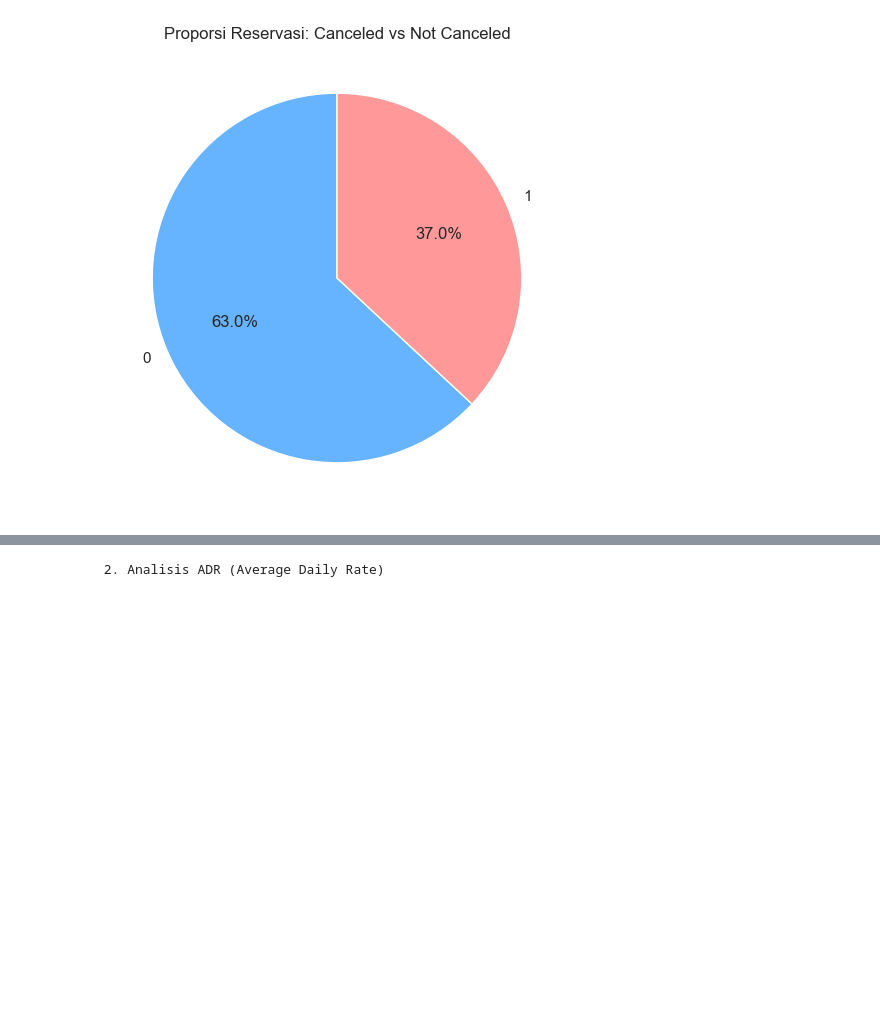
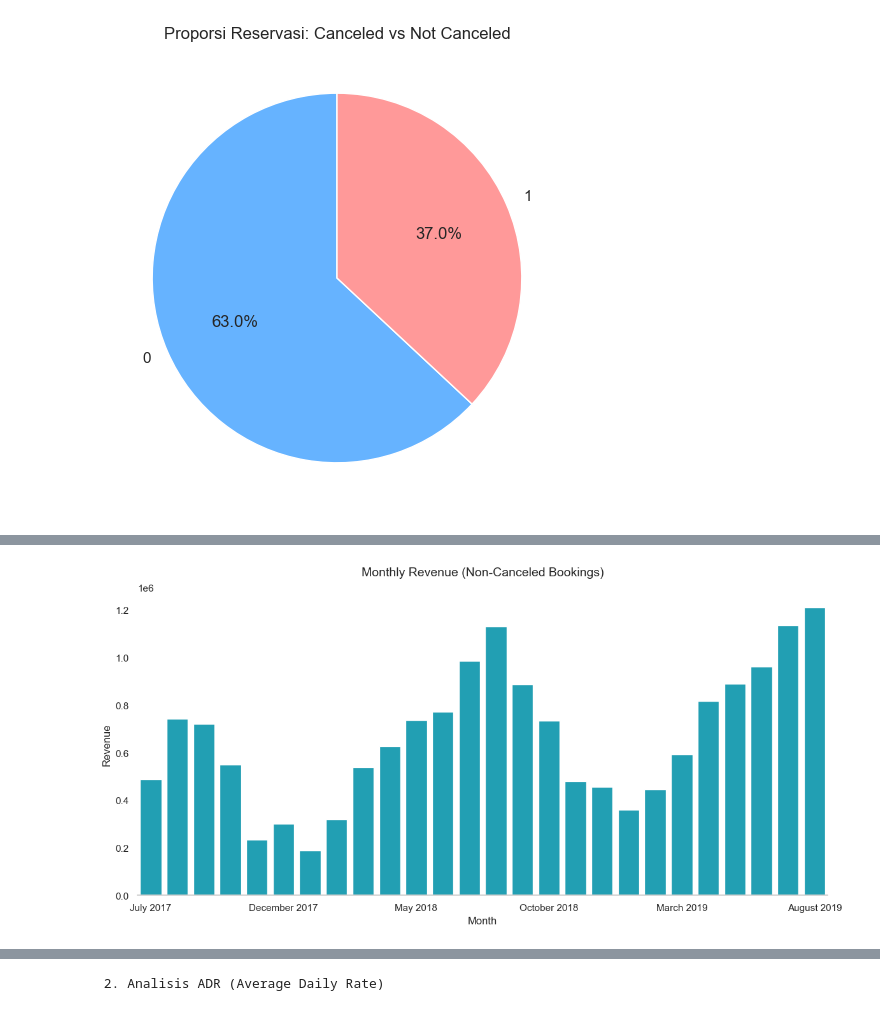
Before and after one commit to mherlypratama/Hotelcancelation, a Jupyter notebook: main.ipynb, the cells around one changed output, grey strips where cells are left out. Cells and saved outputs as stored; diff of their text form; code cells hidden in the pictures; blank space fills up the shorter version.

```diff
--- a/main.ipynb
+++ b/main.ipynb
@@ -683,0 +926,47 @@ plt.show()
+# %%
+# Filter: Non-Canceled
+df_not_cancel = df2[df2['is_canceled'] == 0].copy()
+
+# Group by Month
+monthly_revenue = df_not_cancel.groupby(
+    df_not_cancel['arrivaldate'].dt.to_period('M')
+)['potential_revenue'].sum().reset_index()
+
+monthly_revenue['arrivaldate'] = monthly_revenue['arrivaldate'].dt.to_timestamp()
+
+# Plot
+plt.figure(figsize=(12, 6))
+
+# Menggunakan color untuk warna solid (bukan palette)
+ax = sns.barplot(
+    data=monthly_revenue,
+    x='arrivaldate',
+    y='potential_revenue',
+    color='#0ab1cb'  # Warna solid sesuai permintaan
+)
+
+# Menghilangkan Grid
+ax.grid(False)
+
+# Mengatur Label Sumbu X (Nama Bulan, Setiap 5 Bulan)
+# Kita ambil setiap baris ke-5 dari data monthly_revenue
+ticks_to_show = monthly_revenue['arrivaldate'][::5]
+labels_to_show = [d.strftime('%B %Y') for d in ticks_to_show] # Format: Januari 2026
+
+plt.xticks(
+    ticks=range(0, len(monthly_revenue), 5),
+    labels=labels_to_show,
+    rotation=0 # Dibuat 0 agar lebih rapi karena labelnya sudah sedikit
+)
+
+# Menghilangkan garis tepi (spines) agar lebih minimalis
+sns.despine(left=True, bottom=False)
+
+plt.title('Monthly Revenue (Non-Canceled Bookings)', fontsize=14, pad=20)
+plt.xlabel('Month', fontsize=12)
+plt.ylabel('Revenue', fontsize=12)
+
+plt.tight_layout()
+plt.show()
+# %% [output]
+[figure, added]
```
Also changed, not shown: parts of 11 cells of this notebook, 1 other file.
